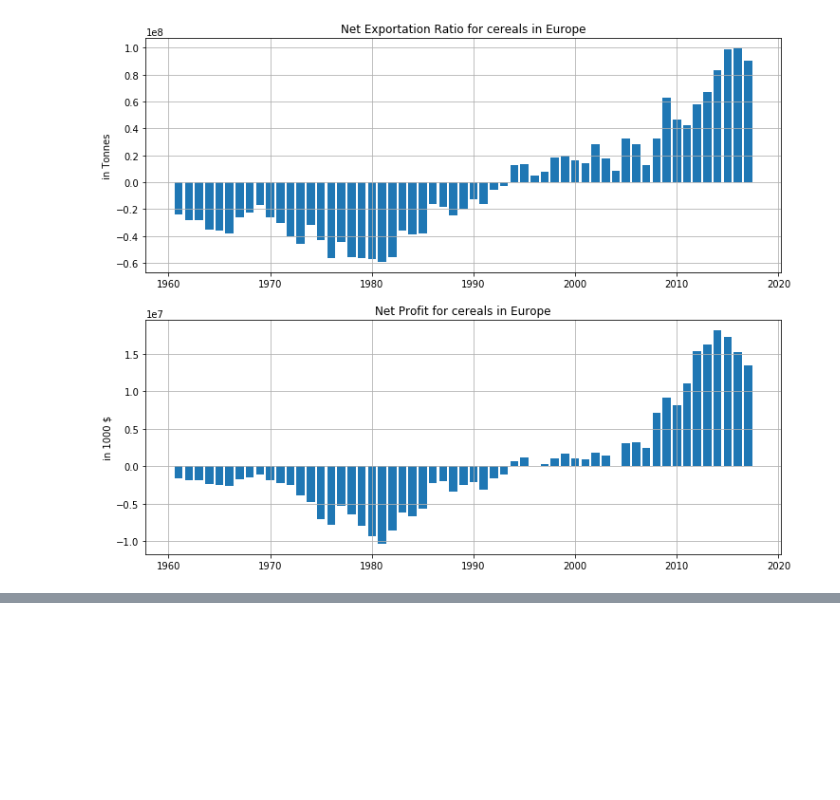
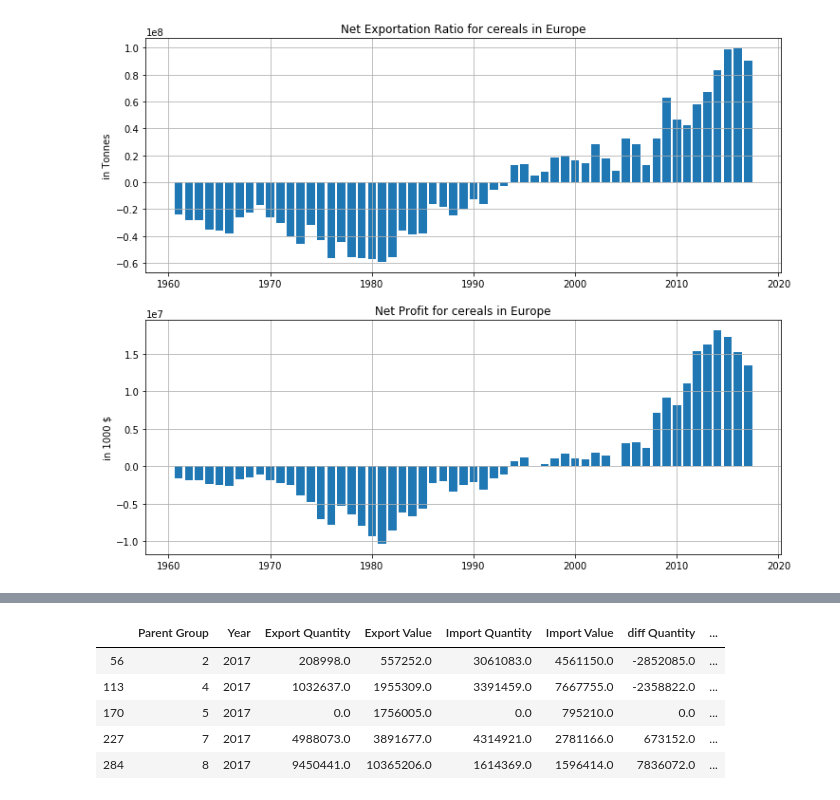
Before and after one commit to dsalathe/jurassic-spark, a Jupyter notebook: Nils.ipynb, the cells around one changed output, grey strips where cells are left out. Saved outputs shown, nothing was run; the diff lists cells and outputs as text; code cells hidden in the pictures; blank space fills up the shorter version.

```diff
--- a/Nils.ipynb
+++ b/Nils.ipynb
@@ -985,0 +1054,11 @@ ax[1].grid()
+# %%
+tmp['diff Quantity'] = tmp['Export Quantity'] - tmp['Import Quantity']
+tmp['Profit'] = tmp['Export Value'] - tmp['Import Value']
+tmp.head()
+# %% [output]
+|  | Parent Group | Year | Export Quantity | Export Value | Import Quantity | Import Value | diff Quantity | ... |
+| 56 | 2 | 2017 | 208998.0 | 557252.0 | 3061083.0 | 4561150.0 | -2852085.0 | ... |
+| 113 | 4 | 2017 | 1032637.0 | 1955309.0 | 3391459.0 | 7667755.0 | -2358822.0 | ... |
+| 170 | 5 | 2017 | 0.0 | 1756005.0 | 0.0 | 795210.0 | 0.0 | ... |
+| 227 | 7 | 2017 | 4988073.0 | 3891677.0 | 4314921.0 | 2781166.0 | 673152.0 | ... |
+| 284 | 8 | 2017 | 9450441.0 | 10365206.0 | 1614369.0 | 1596414.0 | 7836072.0 | ... |
```
Also changed, not shown: parts of 20 cells of this notebook, 2 other files.
